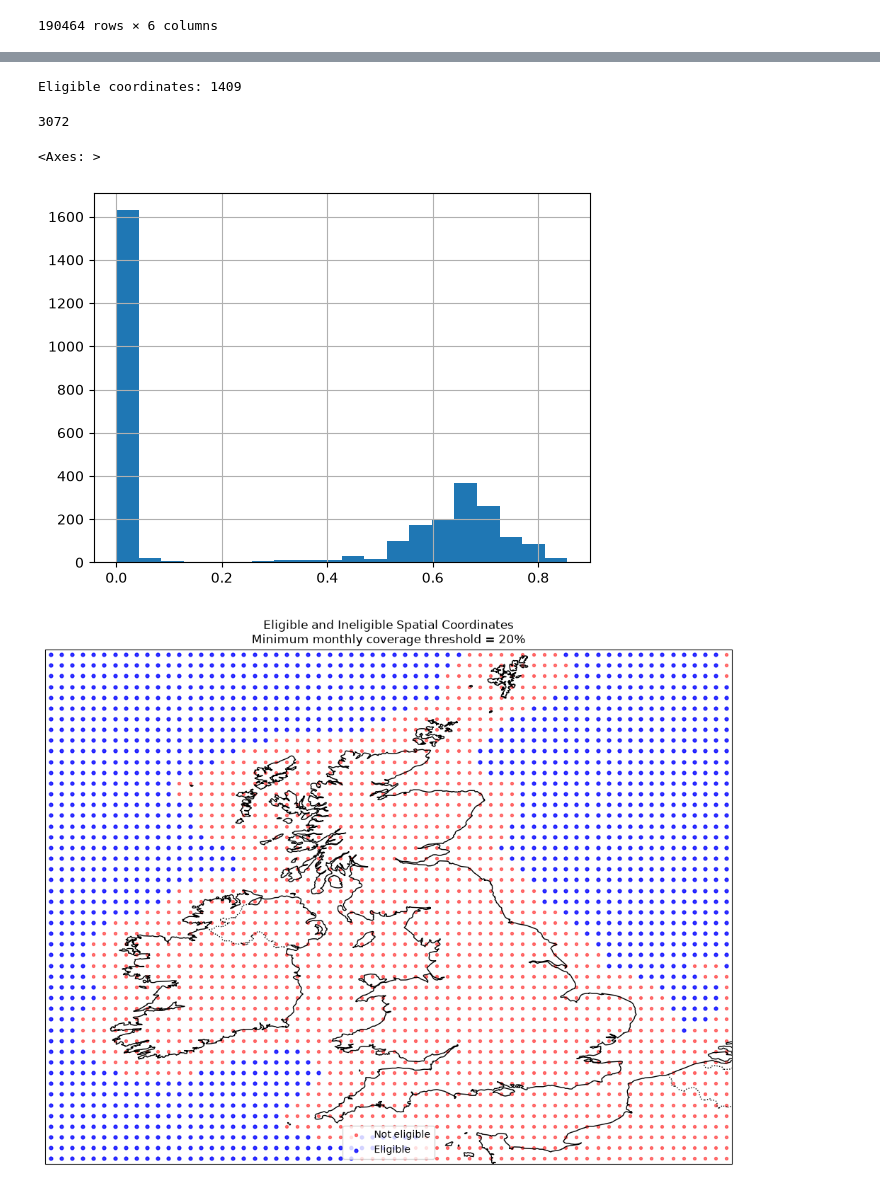
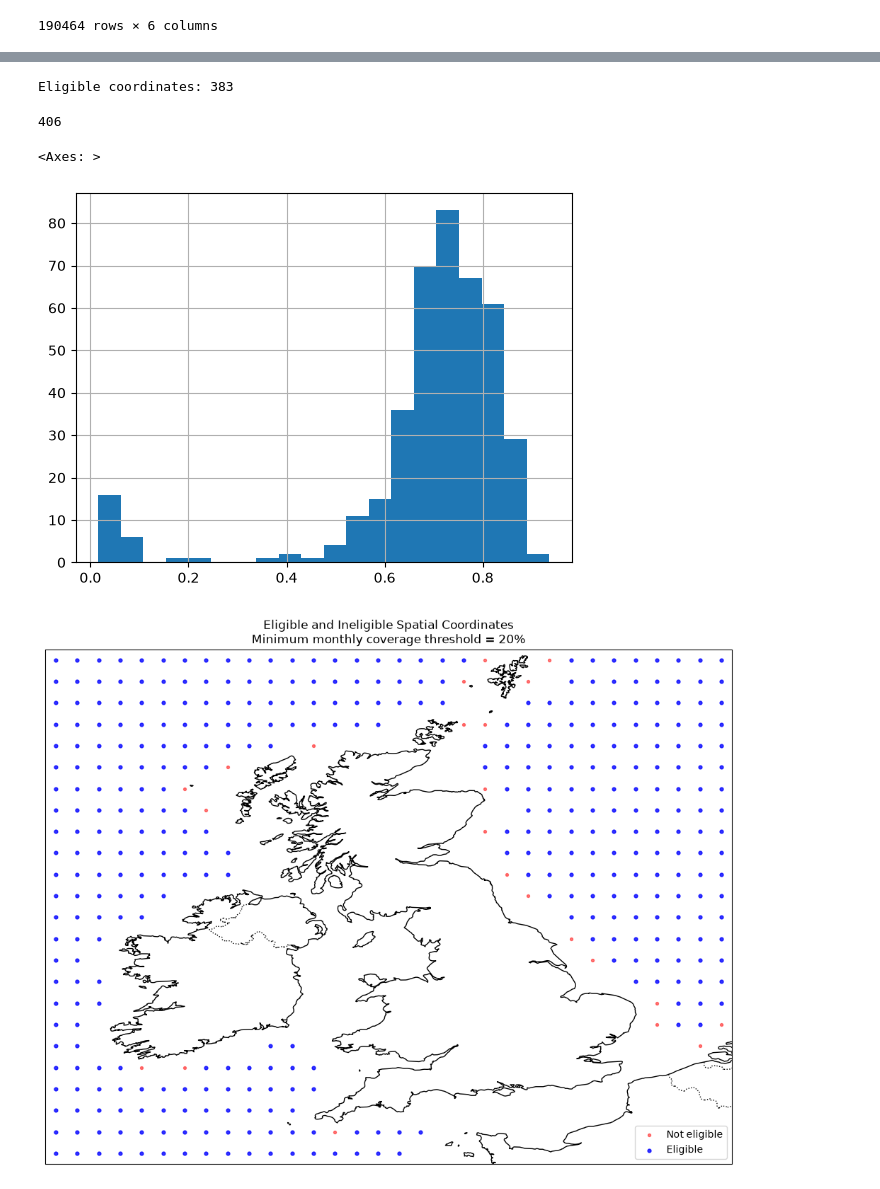
Before and after one commit to robertyav/multivariateproject2, a Jupyter notebook: July_GreatBritain_CN.ipynb, the cells around one changed output, grey strips where cells are left out. Drawn from its saved outputs; the diff is of its cells as text; code cells hidden in the pictures.

```diff
--- a/July_GreatBritain_CN.ipynb
+++ b/July_GreatBritain_CN.ipynb
@@ -74,3 +74,34 @@ points_month = (
         }
     )
 )
+# %%
+coarse_data = (
+    month_data
+    .coarsen(
+        lat=2,
+        lon=2,
+        boundary="trim"
+    )
+    .mean()
+)
+
+points_coarse = (
+    coarse_data
+    .to_dataframe()
+    .reset_index()
+    .rename(
+        columns={
+            "sea_surface_temperature": "temperature"
+        }
+    )
+    .dropna(
+        subset=[
+            "temperature",
+            "wind_speed",
+            "water_vapor"
+        ]
+    )
+)
+
+print("Original observations:", len(points_month))
+print("Coarsened observations:", len(points_coarse))
@@ -100,7 +150,7 @@ model_variables = [
 n_time_records = month_data.sizes["time"]
 
 coverage = (
-    month_points
+    points_coarse
     .groupby(["lat", "lon"])[model_variables]
     .count()
     / n_time_records
@@ -126,23 +176,23 @@ eligible_coords = coverage[
 
 print("Eligible coordinates:", len(eligible_coords))
 # %% [output]
-Eligible coordinates: 1409
+Eligible coordinates: 383
 # %%
-len(month_points[["lat", "lon"]].drop_duplicates())
+len(points_coarse[["lat", "lon"]].drop_duplicates())
 # %% [output]
-3072
+406
 # %%
 coverage["minimum_coverage"].hist(bins=20)
 # %% [output]
 <Axes: >
-[figure, old version]
+[figure, new version]
 # %%
 import numpy as np
 import matplotlib.pyplot as plt
 import cartopy.crs as ccrs
 import cartopy.feature as cfeature
 
-all_coords = month_points[
+all_coords = points_coarse[
     ["lat", "lon"]
 ].drop_duplicates()
 
@@ -194,34 +244,34 @@ eligible = plot_coords[
 ]
 
 ax.scatter(
     eligible["lon"],
     eligible["lat"],
     color="blue",
     s=12,
     alpha=0.8,
     transform=ccrs.PlateCarree(),
     label="Eligible"
 )
 
 ax.coastlines()
 ax.add_feature(cfeature.BORDERS, linestyle=":")
 ax.set_extent(
     [-12, 4, 49, 61],
     crs=ccrs.PlateCarree()
 )
 
 ax.set_xlabel("Longitude")
 ax.set_ylabel("Latitude")
 ax.set_title(
     "Eligible and Ineligible Spatial Coordinates\n"
     f"Minimum monthly coverage threshold = {min_coverage:.0%}"
 )
 
 ax.legend()
 plt.tight_layout()
 plt.show()
 # %% [output]
-[figure, old version]
+[figure, new version]
 # %%
 eligible_coords
 # %% [output]
```
Also changed, not shown: parts of 16 cells of this notebook.
